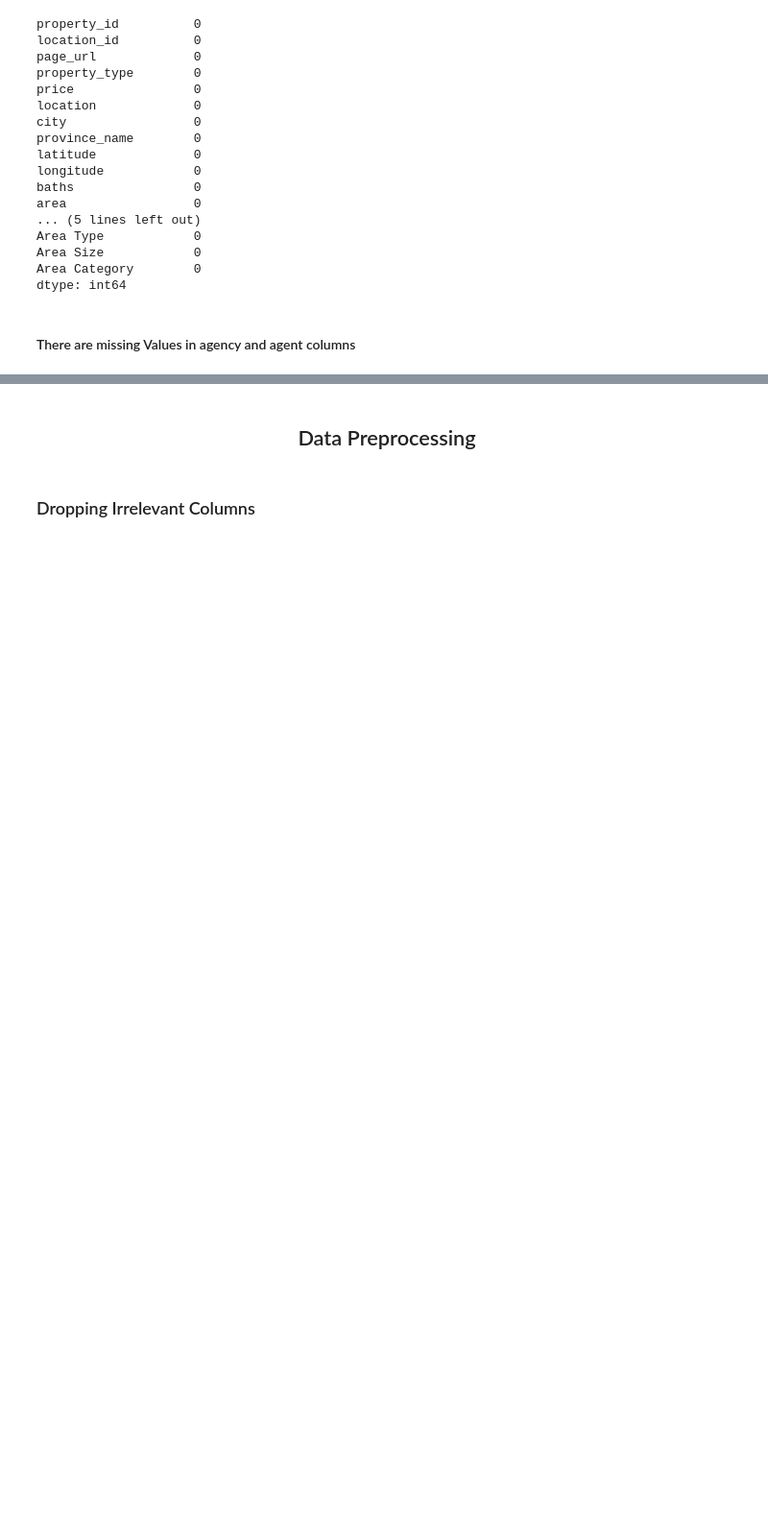
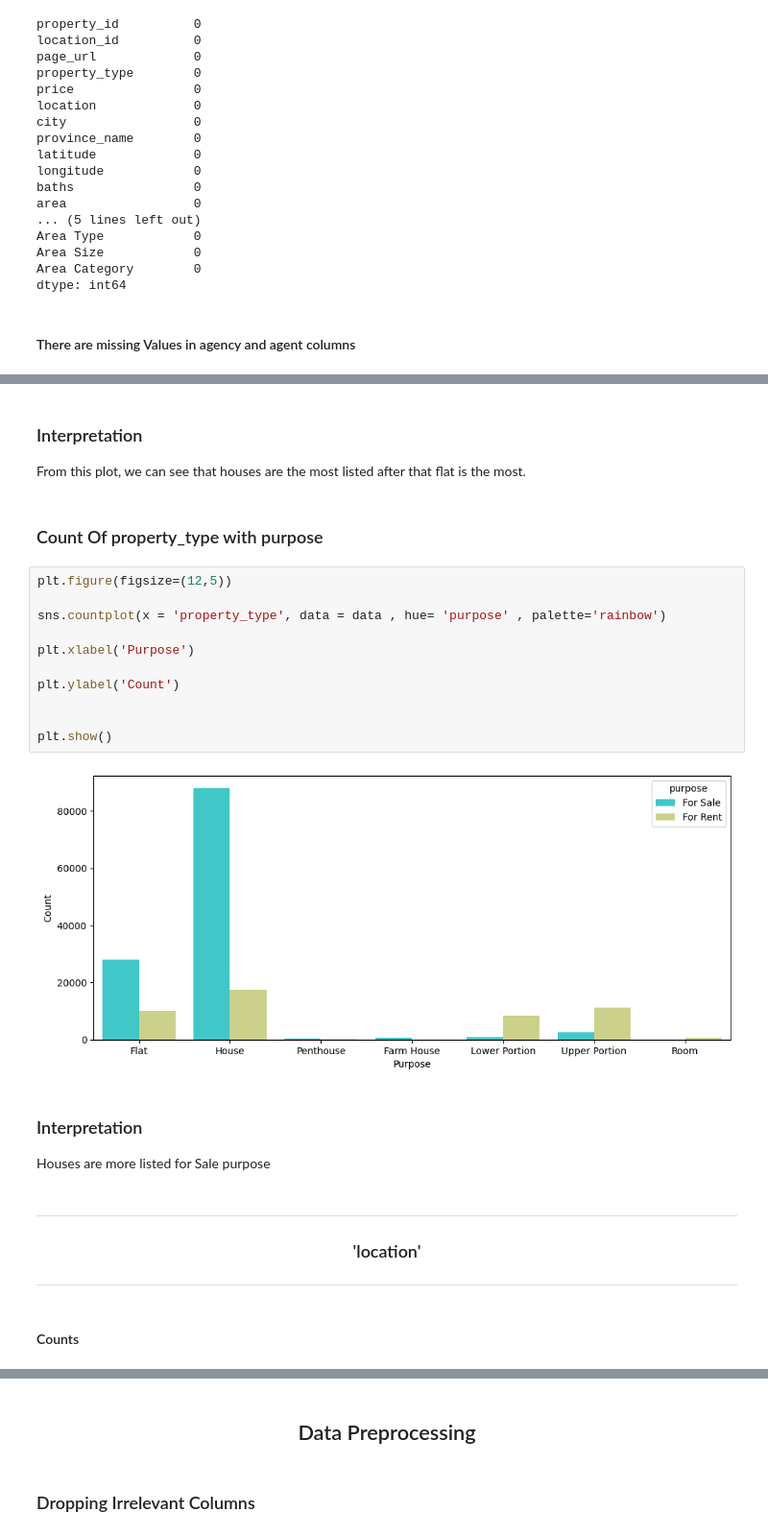
Before and after one commit to AbdullahHasan0/Data-Science-Group-2---BWF---Abdullah-Hasan, a Jupyter notebook: Mini Project 2/Mini_Project_2.ipynb, the cells around one changed output, grey strips where cells are left out. Shown at 96% size. Drawn from its saved outputs; the diff is of its cells as text; blank space fills up the shorter version.

```diff
--- a/Mini Project 2/Mini_Project_2.ipynb
+++ b/Mini Project 2/Mini_Project_2.ipynb
@@ -185,0 +165,30 @@ From this plot, we can see that Lahore properties are more expensive. And we can
+# %% [markdown]
+### Interpretation
+
+From this plot, we can see that houses are the most listed after that flat is the most.
+# %% [markdown]
+### Count Of property_type with purpose
+# %%
+plt.figure(figsize=(12,5))
+
+sns.countplot(x = 'property_type', data = data , hue= 'purpose' , palette='rainbow')
+
+plt.xlabel('Purpose')
+
+plt.ylabel('Count')
+
+
+plt.show()
+# %% [output]
+[figure, added]
+# %% [markdown]
+### Interpretation
+
+Houses are more listed for Sale purpose
+# %% [markdown]
+---
+<h3 align = center> 'location' </h3>
+
+---
+# %% [markdown]
+#### Counts
```
Also changed, not shown: parts of 101 cells of this notebook.
